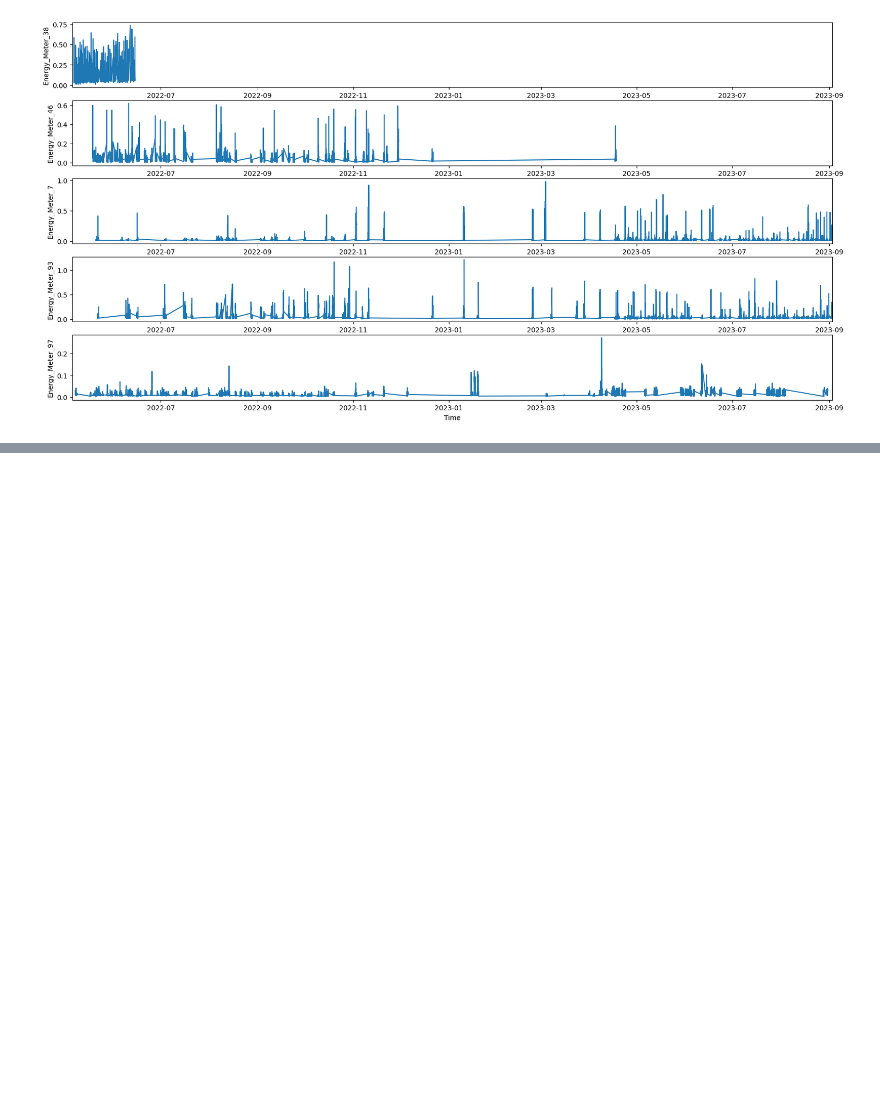
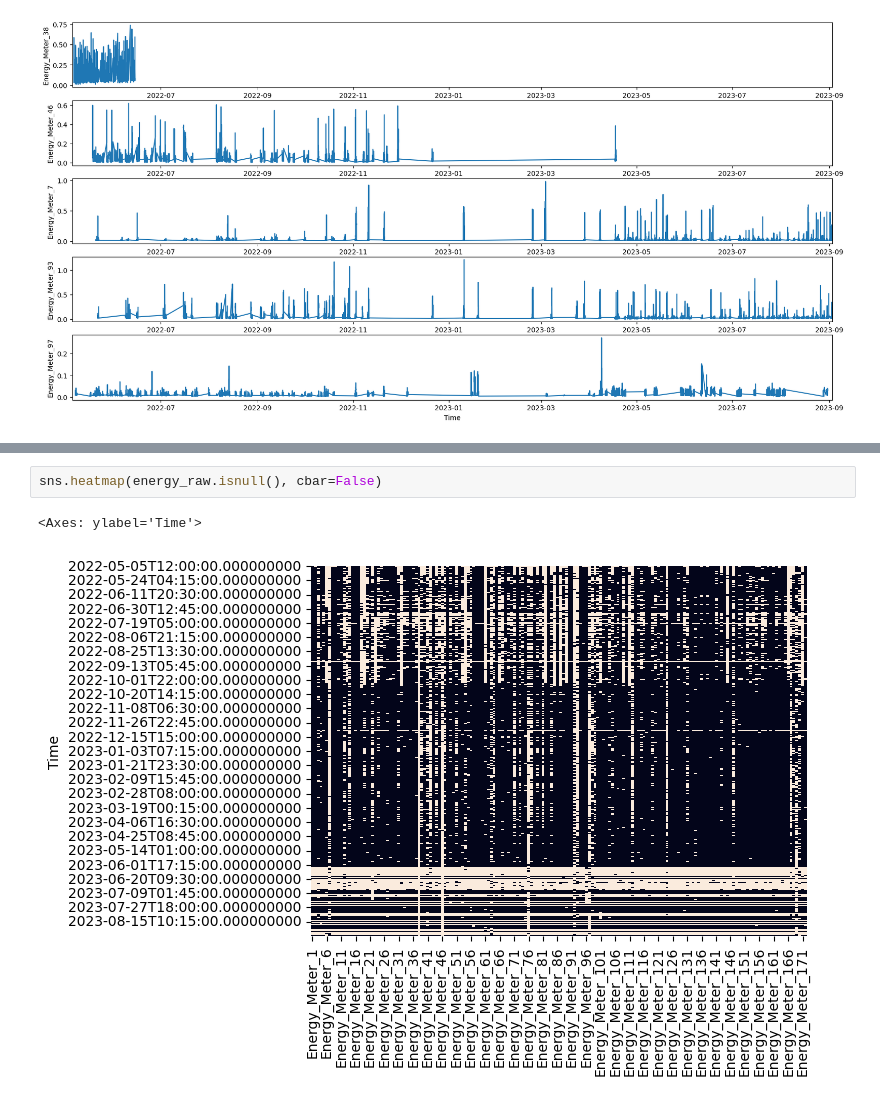
Before and after one commit to 444ai/Electricity_Consumption, a Jupyter notebook: 0_yt_EDA.ipynb, the cells around one changed output, grey strips where cells are left out. Drawn from its saved outputs; the diff is of its cells as text; blank space fills up the shorter version.

```diff
--- a/0_yt_EDA.ipynb
+++ b/0_yt_EDA.ipynb
@@ -685 +685,6 @@ for i, column in enumerate(low_val_meters):
 * Multiple devices with similar patterns might indicate system-wide issues
+# %%
+sns.heatmap(energy_raw.isnull(), cbar=False)
+# %% [output]
+<Axes: ylabel='Time'>
+[figure, added]
```
Also changed, not shown: parts of 16 cells of this notebook.
